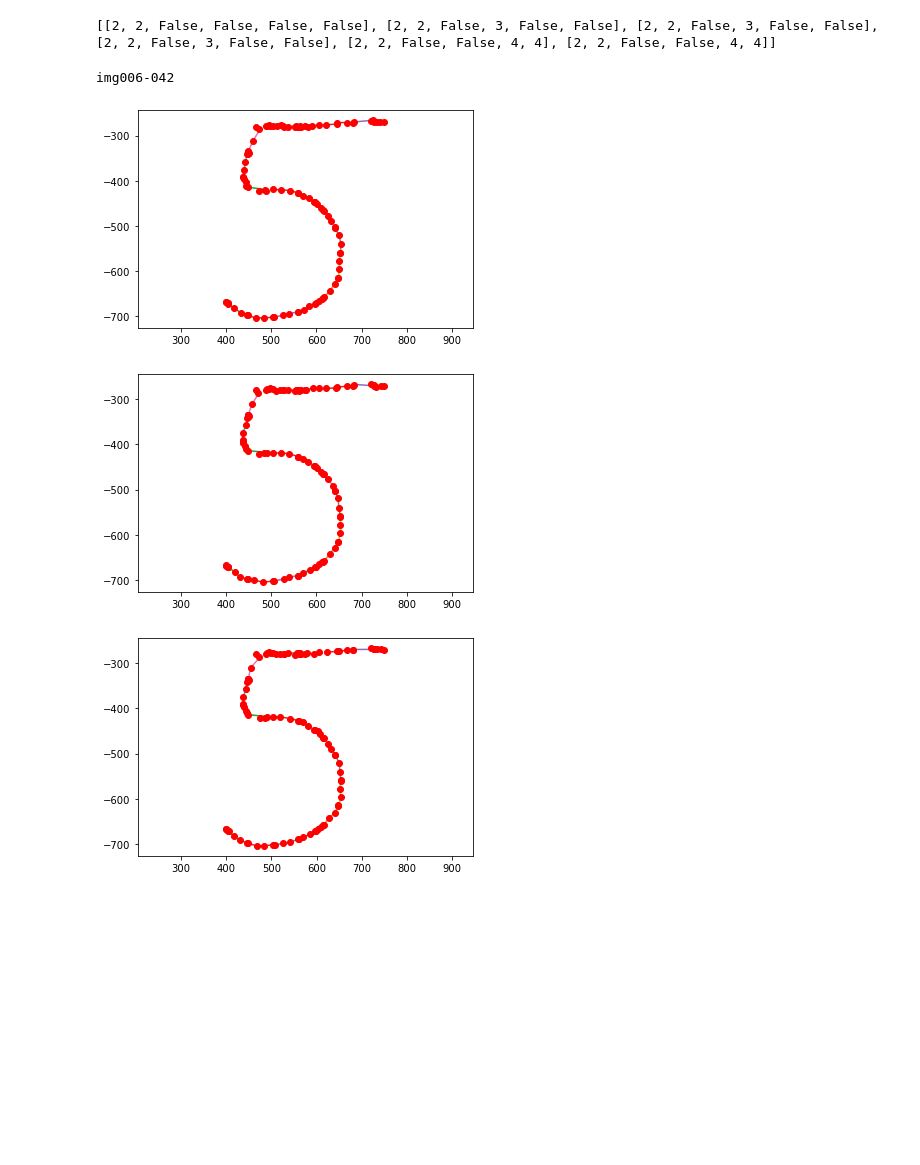
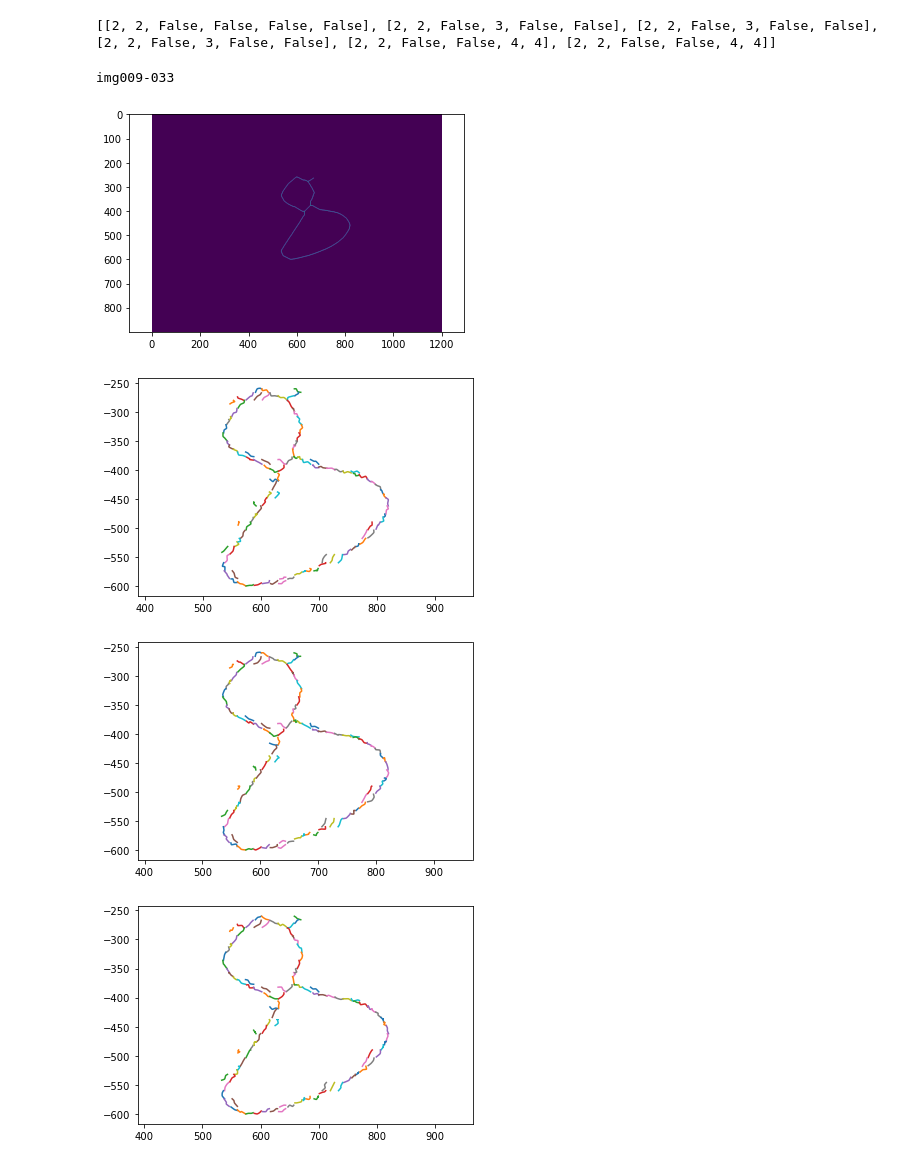
Before and after one commit to stonechen1995/SketchRecognition624_FinalProject, a Jupyter notebook: stone_test.ipynb, the cells around one changed output. Cells and saved outputs as stored; diff of their text form; code cells hidden in the pictures; blank space fills up the shorter version.

```diff
--- a/stone_test.ipynb
+++ b/stone_test.ipynb
@@ -126,17 +126,19 @@ for filename in os.listdir(path):
     category, index = name.split("-")
     extension = "." + extension
     ##############
-    name = 'img006-042'
+    name = 'img009-033'
     ##############
     print(name)
     img = cv.imread(path + name + extension)
-    # cv.resize(img, [300,400])
     row = img.shape[0]
     skel = thin_demo(img)
+    plt.figure(100)
+    plt.imshow(skel)
+
 
     ############ parameters to be changed ############
     degreeOfShifting = math.floor(row/256) * 1 # to be modified
-    patchResolution = int(row / 256 * 16) # to be modified
+    patchResolution = int(row / 256 * 4) # to be modified
     numOfDeform = 3 # to be modified
     ############ parameters to be changed ############
 
@@ -147,44 +149,69 @@ for filename in os.listdir(path):
                 if (isTconnected):
                     skel[i, j] = False
 
     mapsOfPotins = {} # to store points
     for i in range(1, numOfDeform+1): mapsOfPotins[i] = [[],[]]
 
     for i in range(0, int(row/patchResolution)):
         for j in range(0, int(row / patchResolution)):
             # for each patch
             patch = skel[i * patchResolution : (i+1) * patchResolution, j * patchResolution : (j+1) * patchResolution]
             if patch.any() == True:
-                # print('patch.any() == True')
+                # plt.subplot(111)
+                # plt.imshow(patch)
+                # plt.show()
                 pointsInPatch = convertBinaryToPoints(patch)
-                # print("*******************************************")
-                # print(pointsInPatch.shape)
+
                 # 4 control points from the original segment
                 if pointsInPatch.shape[1] > 4:
                     controlPoints_of_segment = extractControlPoints(pointsInPatch, degree=3)
                 curve = bezier.Curve(controlPoints_of_segment, degree=3)
                 # 4 Beziered points from the original segment
                 list_deformedPoints = randomDeform(curve.nodes, numOfDeform, degreeOfShifting)
-                # [[[x0,x1,x2,x3],[y0,y1,y2,y3]],   [[x0,x1,x2,x3],[y0,y1,y2,y3]],   [[x0,x1,x2,x3][y0,y1,y2,y3]],   [[x0,x1,x2,x3][y0,y1,y2,y3]], ....]
                 ind = 1
                 for point in list_deformedPoints:
                     x = point[0] + i * patchResolution
                     y = point[1] + j * patchResolution
+
                     axs = plt.gca()
                     axs.axis("equal")
                     plt.figure(ind)
-                    # x_curve, y_curve = smoothing_base_bezier(x, y, k=0.3, closed=False)
-                    # plt.plot(y_curve, -x_curve, label='$k=0.3$')
-                    plt.plot(y, -x, 'ro')
+                    x_curve, y_curve = smoothing_base_bezier(x, y, k=0.6, closed=False)
+
+
+
+                    # gridx = np.array(list(range(i * patchResolution, (i+1) * patchResolution)))
+                    # gridy = np.array([j * patchResolution] * patchResolution)
+                    # plt.plot(gridy, -gridx)
+
+                    # gridx = np.array(list(range(i * patchResolution, (i+1) * patchResolution)))
+                    # gridy = np.array([(j+1) * patchResolution] * patchResolution)
+                    # plt.plot(gridy, -gridx)
+
+                    # gridx = np.array([i * patchResolution] * patchResolution)
+                    # gridy = np.array(list(range(j * patchResolution, (j+1) * patchResolution)))
+                    # plt.plot(gridy, -gridx)
+
+                    # gridx = np.array([(i+1) * patchResolution] * patchResolution)
+                    # gridy = np.array(list(range(j * patchResolution, (j+1) * patchResolution)))
+                    # plt.plot(gridy, -gridx)
+
+
+
+
+
+                    plt.plot(y_curve, -x_curve, label='$k=0.3$')
+                    # plt.plot(y, -x, 'ro')
                     plt.savefig(pathname + name + '-{0:03}'.format(ind) + '.png')
                     ind += 1
 
     break
 # %% [output]
-img006-042
+img009-033
-[figure, old version]
+[figure, new version]
-[figure, old version]
+[figure, new version]
-[figure, old version]
+[figure, new version]
+[figure, added]
 # %%
 import numpy as np
 from numpy.polynomial import polynomial as P
```
Also changed, not shown: parts of 5 cells of this notebook, 2 other files.
